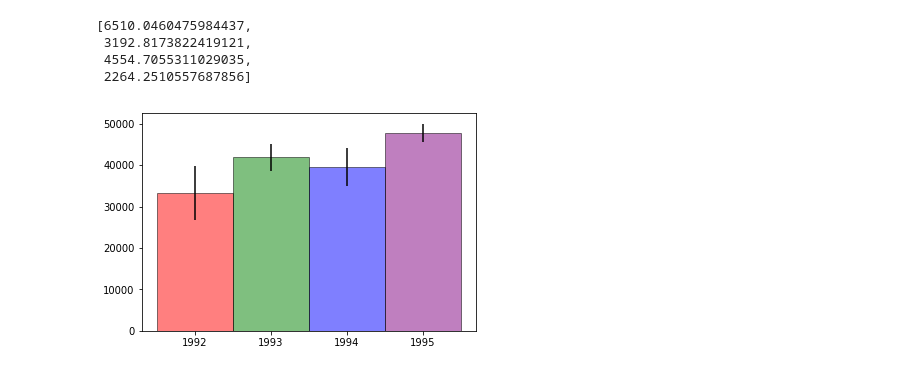
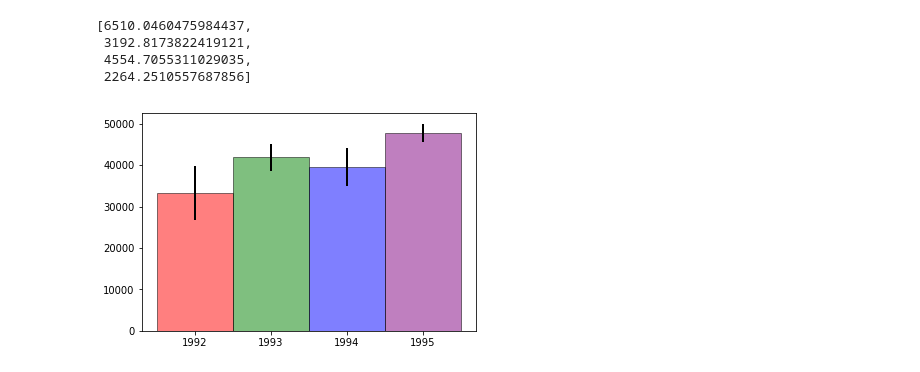
Before and after one commit to vectormars/Applied-Data-Science-with-Python, a Jupyter notebook: Course 2. Applied Plotting- Charting - Data Representation in Python/Week 3. Charting Fundamentals/Assignment3.ipynb, the cells around one changed output. Saved outputs shown, nothing was run; the diff lists cells and outputs as text; code cells hidden in the pictures.

```diff
--- a/Course 2. Applied Plotting- Charting - Data Representation in Python/Week 3. Charting Fundamentals/Assignment3.ipynb
+++ b/Course 2. Applied Plotting- Charting - Data Representation in Python/Week 3. Charting Fundamentals/Assignment3.ipynb
@@ -154,9 +156,11 @@ y_r
  4554.7055311029035,
  2264.2510557687856]
 # %%
+plt.figure()
 colors=["red", "green", "blue", "purple"]
 plt.bar(x, y,yerr=y_r,align='center', alpha=0.5,width =1, edgecolor='black',color=colors)
+plt.errorbar(x, y, yerr = y_r, color = 'black', ls = 'none', lw = 2, capthick = 2)
 plt.xticks(x)
 plt.show()
 # %% [output]
-[figure, old version]
+[figure, new version]
```
Also changed, not shown: parts of 2 cells of this notebook.
